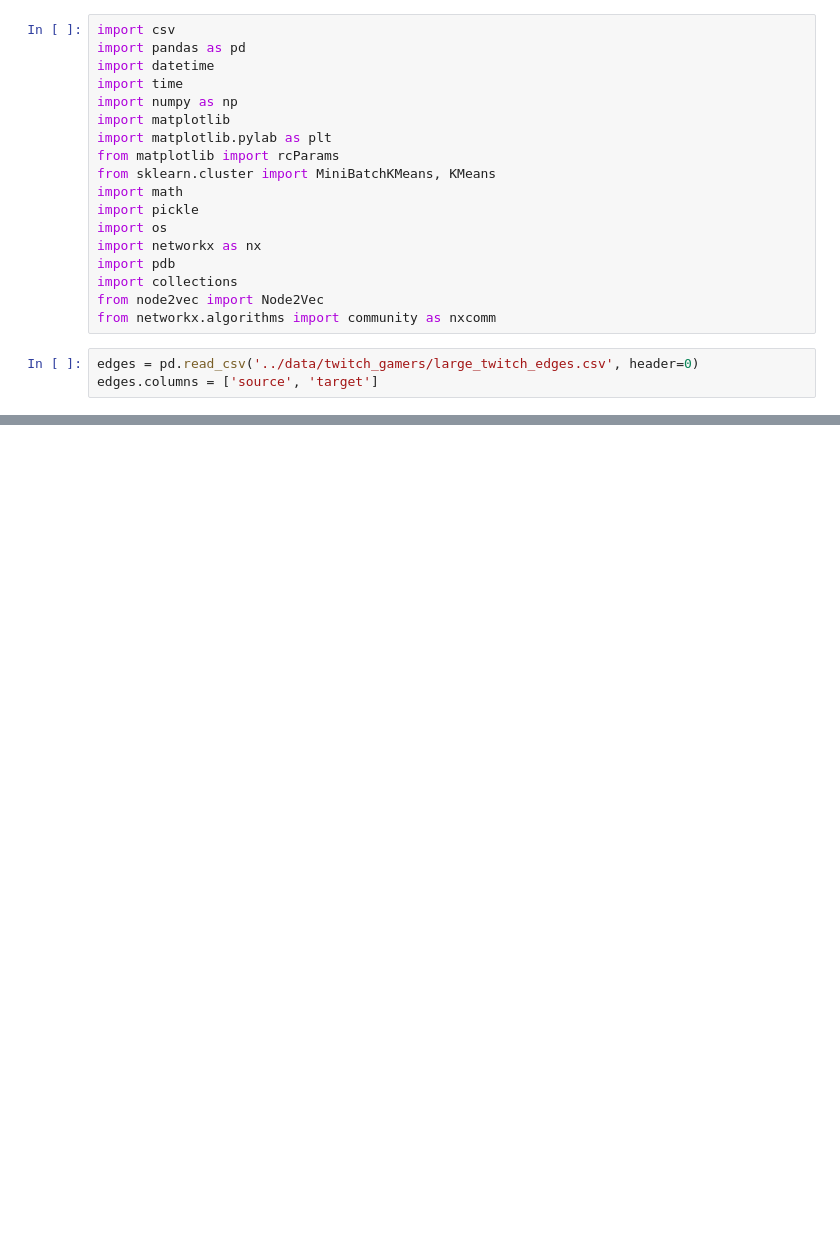
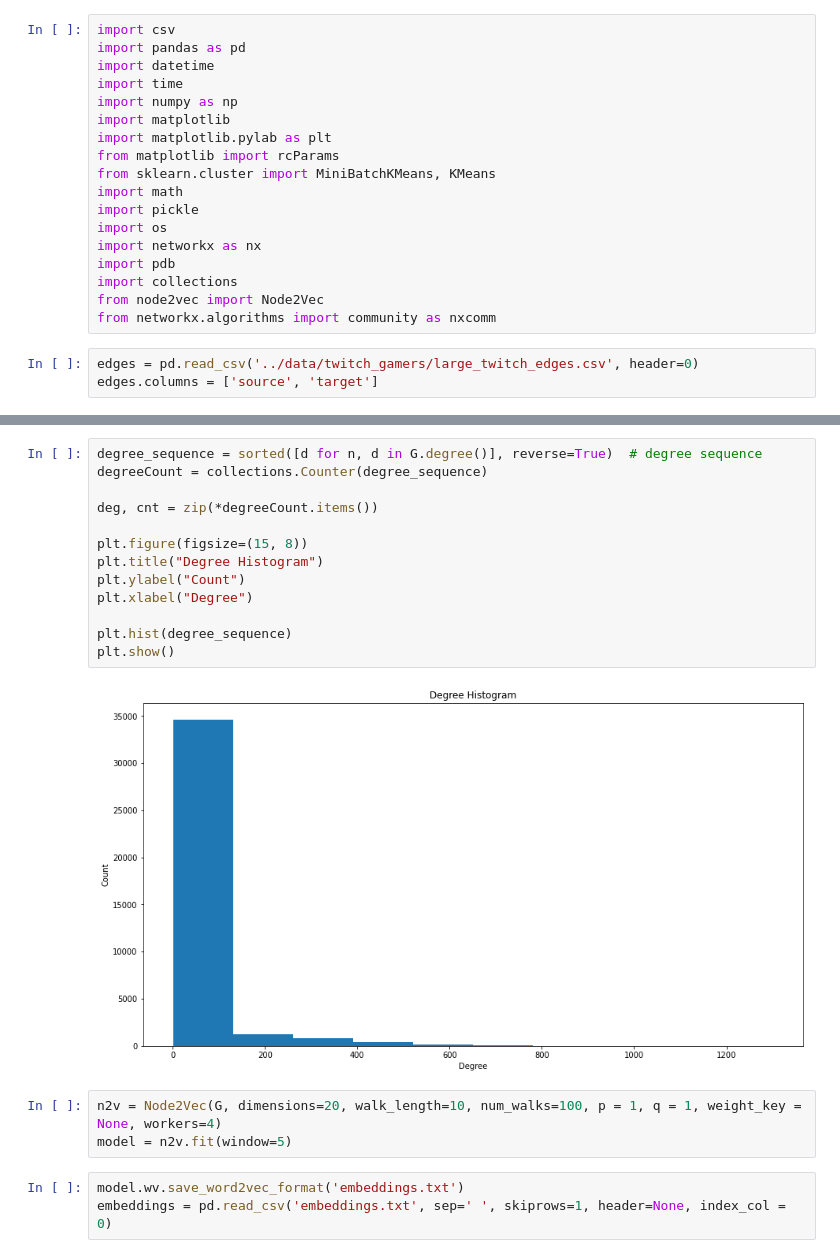
Before and after one commit to peter-nagy1/Networks-project, a Jupyter notebook: src/analysis.ipynb, the cells around one changed output, grey strips where cells are left out. Drawn from its saved outputs; the diff is of its cells as text; blank space fills up the shorter version.

```diff
--- a/src/analysis.ipynb
+++ b/src/analysis.ipynb
@@ -37,0 +69,21 @@ edges
+# %%
+degree_sequence = sorted([d for n, d in G.degree()], reverse=True)  # degree sequence
+degreeCount = collections.Counter(degree_sequence)
+
+deg, cnt = zip(*degreeCount.items())
+
+plt.figure(figsize=(15, 8))
+plt.title("Degree Histogram")
+plt.ylabel("Count")
+plt.xlabel("Degree")
+
+plt.hist(degree_sequence)
+plt.show()
+# %% [output]
+[figure, added]
+# %%
+n2v = Node2Vec(G, dimensions=20, walk_length=10, num_walks=100, p = 1, q = 1, weight_key = None, workers=4)
+model = n2v.fit(window=5)
+# %%
+model.wv.save_word2vec_format('embeddings.txt')
+embeddings = pd.read_csv('embeddings.txt', sep=' ', skiprows=1, header=None, index_col = 0)
```
Also changed, not shown: parts of 10 cells of this notebook, 5 other files.
